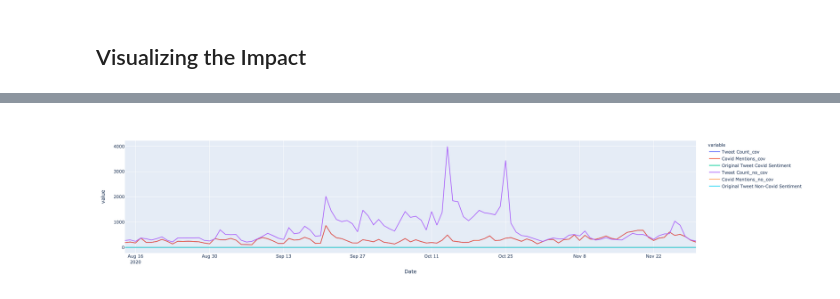
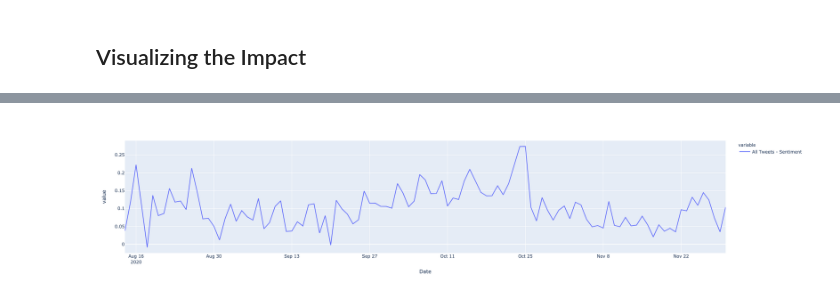
Before and after one commit to lclarko/data-science-final-project, a Jupyter notebook: notebooks/covid_sentiment_impact.ipynb, the cells around one changed output, grey strips where cells are left out. Drawn from its saved outputs; the diff is of its cells as text; code cells hidden in the pictures.

Commit message:
Resampled unfiltered DF by day

```diff
--- a/notebooks/covid_sentiment_impact.ipynb
+++ b/notebooks/covid_sentiment_impact.ipynb
@@ -173,5 +160,23 @@ retweets_no_covid.rename({"('created_at', '')":'Date',
 retweets_no_covid.Date = retweets_no_covid.Date.apply(lambda x: x.strftime('%Y-%m-%d'))
 retweets_no_covid.set_index('Date',inplace=True)
+# %%
+# Also resample the unfiltered DataFrame
+
+tweets_daily = tweets.resample('D', on='created_at').agg({'tweet_count':['count'],
+                                                          'covid_mention':['sum'],
+                                                          'compound':['mean']}).reset_index()
+#Col Names to Strring
+tweets_daily.columns = [str(s) for s in tweets_daily.columns]
+
+#Rename tuple Col names
+tweets_daily.rename({"('created_at', '')":'Date',
+                     "('compound', 'mean')":'All Tweets - Sentiment',
+                     "('tweet_count', 'count')": 'Tweet Count',
+                     "('covid_mention', 'sum')":'Covid Mentions'}, axis=1, inplace=True)
+
+# Simplify timestamp to YMD
+tweets_daily.Date = tweets_daily.Date.apply(lambda x: x.strftime('%Y-%m-%d'))
+tweets_daily.set_index('Date',inplace=True)
 # %% [markdown]
 ## Original Tweets, with and without COVID
 # %%
@@ -250,7 +277,7 @@ combined_original = original_covid.join(original_no_covid, lsuffix='_cov', rsuff
 # %%
 import plotly.express as px
 
-fig = px.line(combined_original)
+fig = px.line(tweets_daily[['All Tweets - Sentiment']])
 fig.show()
 # %% [output]
-[figure, old version]
+[figure, new version]
```
Also changed, not shown: parts of 12 cells of this notebook.
